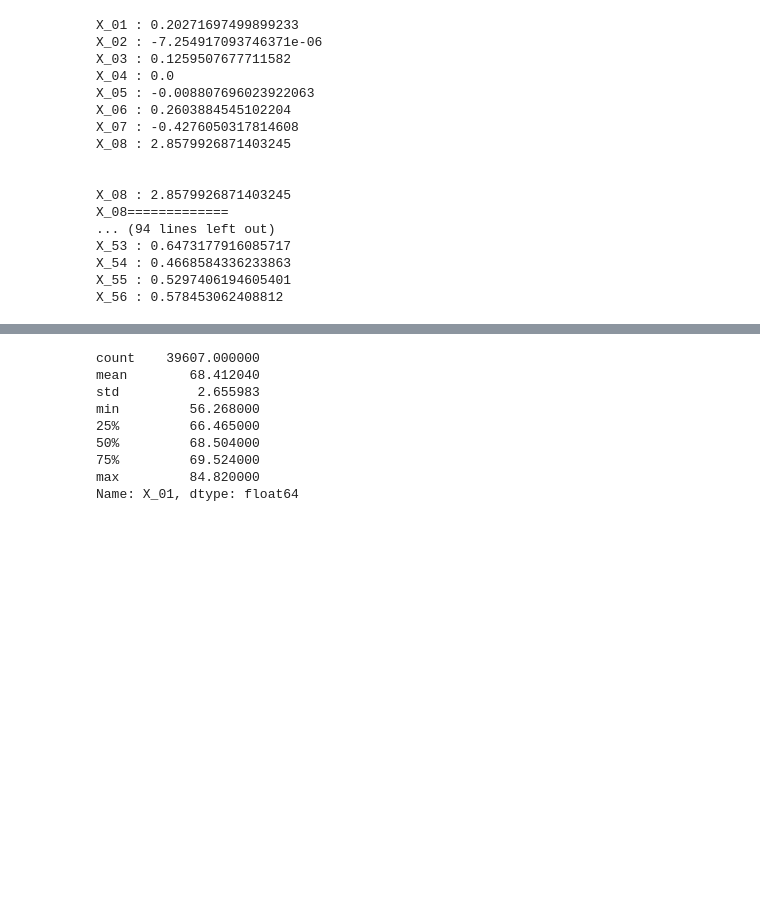
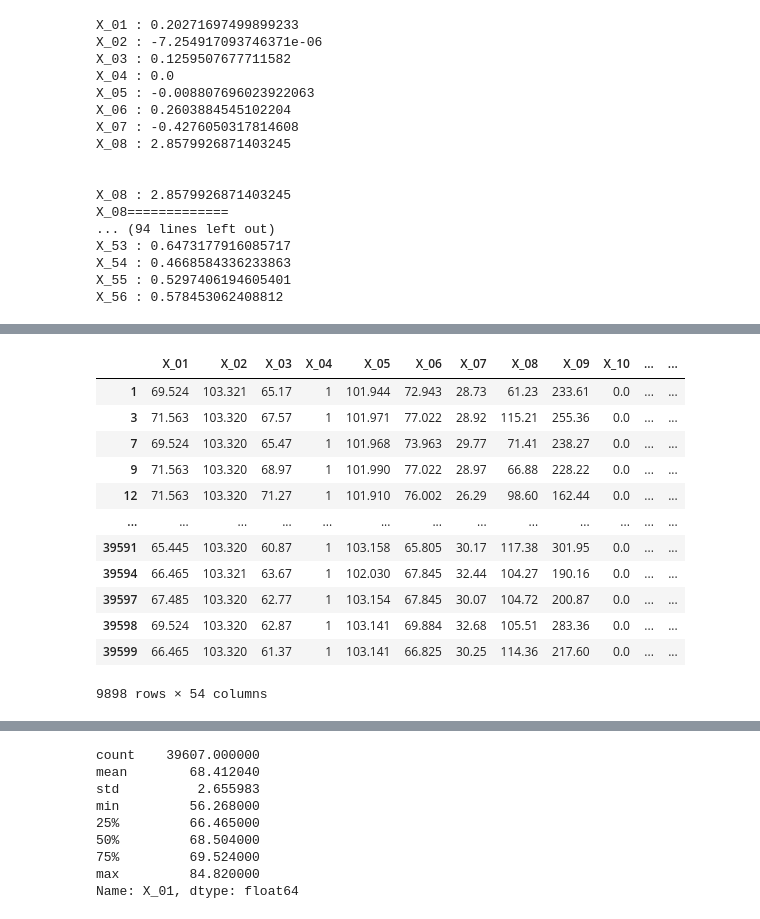
Before and after one commit to citizenofathens/Dacon, a Jupyter notebook: Radar/radar.ipynb, the cells around one changed output, grey strips where cells are left out. Drawn from its saved outputs; the diff is of its cells as text; code cells hidden in the pictures; blank space fills up the shorter version.

```diff
--- a/Radar/radar.ipynb
+++ b/Radar/radar.ipynb
@@ -236,0 +240,2 @@ X_56 : 0.578453062408812
+# %%
+signal_to_noise75 = train.Y_04.describe()['75%']
@@ -236,0 +276,16 @@ X_56 : 0.578453062408812
+# %%
+x_train.loc[train[train.Y_04 > signal_to_noise75].index]
+# %% [output]
+|  | X_01 | X_02 | X_03 | X_04 | X_05 | X_06 | X_07 | X_08 | X_09 | X_10 | ... | ... |
+| 1 | 69.524 | 103.321 | 65.17 | 1 | 101.944 | 72.943 | 28.73 | 61.23 | 233.61 | 0.0 | ... | ... |
+| 3 | 71.563 | 103.320 | 67.57 | 1 | 101.971 | 77.022 | 28.92 | 115.21 | 255.36 | 0.0 | ... | ... |
+| 7 | 69.524 | 103.320 | 65.47 | 1 | 101.968 | 73.963 | 29.77 | 71.41 | 238.27 | 0.0 | ... | ... |
+| 9 | 71.563 | 103.320 | 68.97 | 1 | 101.990 | 77.022 | 28.97 | 66.88 | 228.22 | 0.0 | ... | ... |
+| 12 | 71.563 | 103.320 | 71.27 | 1 | 101.910 | 76.002 | 26.29 | 98.60 | 162.44 | 0.0 | ... | ... |
+| ... | ... | ... | ... | ... | ... | ... | ... | ... | ... | ... | ... | ... |
+| 39591 | 65.445 | 103.320 | 60.87 | 1 | 103.158 | 65.805 | 30.17 | 117.38 | 301.95 | 0.0 | ... | ... |
+| 39594 | 66.465 | 103.321 | 63.67 | 1 | 102.030 | 67.845 | 32.44 | 104.27 | 190.16 | 0.0 | ... | ... |
+| 39597 | 67.485 | 103.320 | 62.77 | 1 | 103.154 | 67.845 | 30.07 | 104.72 | 200.87 | 0.0 | ... | ... |
+| 39598 | 69.524 | 103.320 | 62.87 | 1 | 103.141 | 69.884 | 32.68 | 105.51 | 283.36 | 0.0 | ... | ... |
+| 39599 | 66.465 | 103.320 | 61.37 | 1 | 103.141 | 66.825 | 30.25 | 114.36 | 217.60 | 0.0 | ... | ... |
+9898 rows × 54 columns
```
Also changed, not shown: parts of 26 cells of this notebook.
